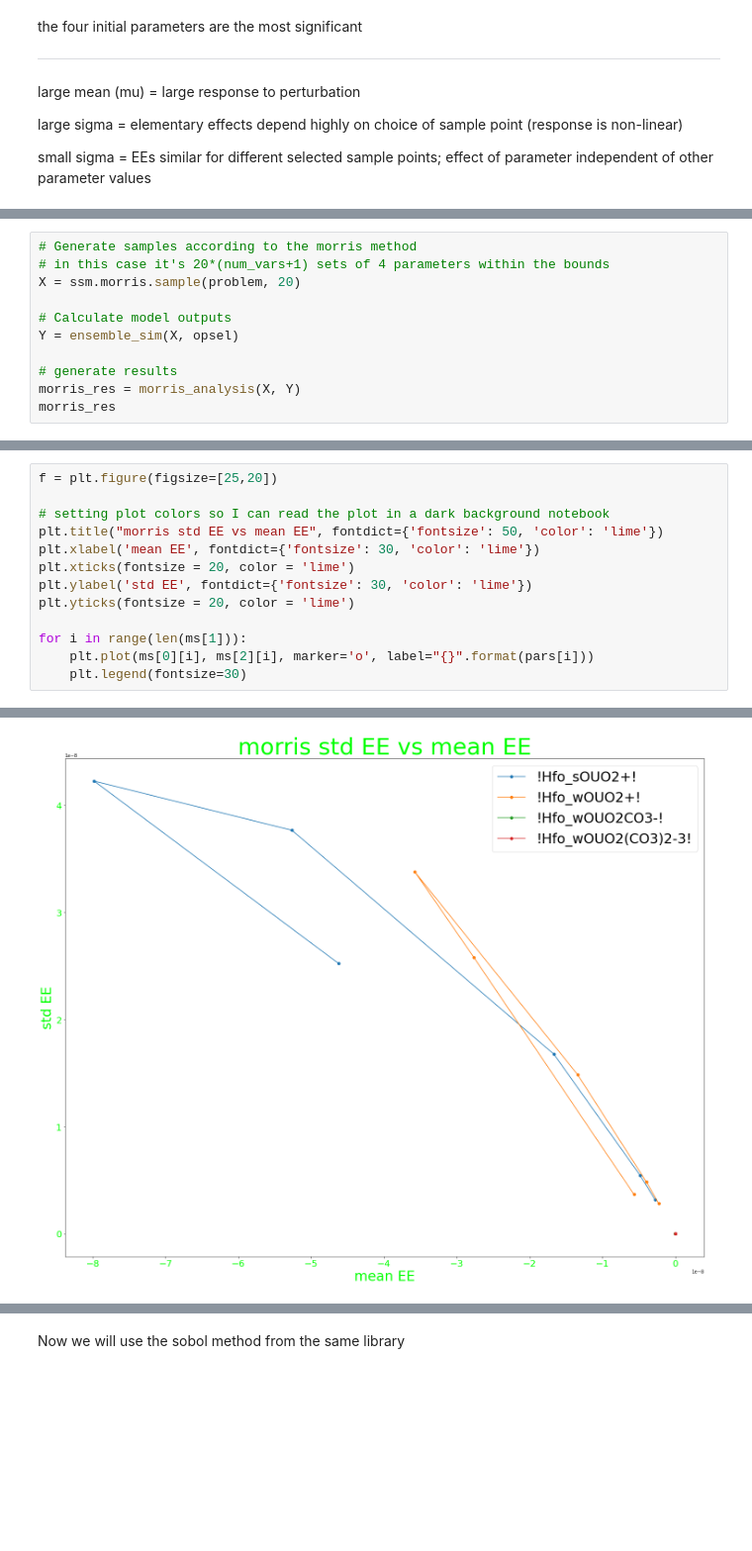
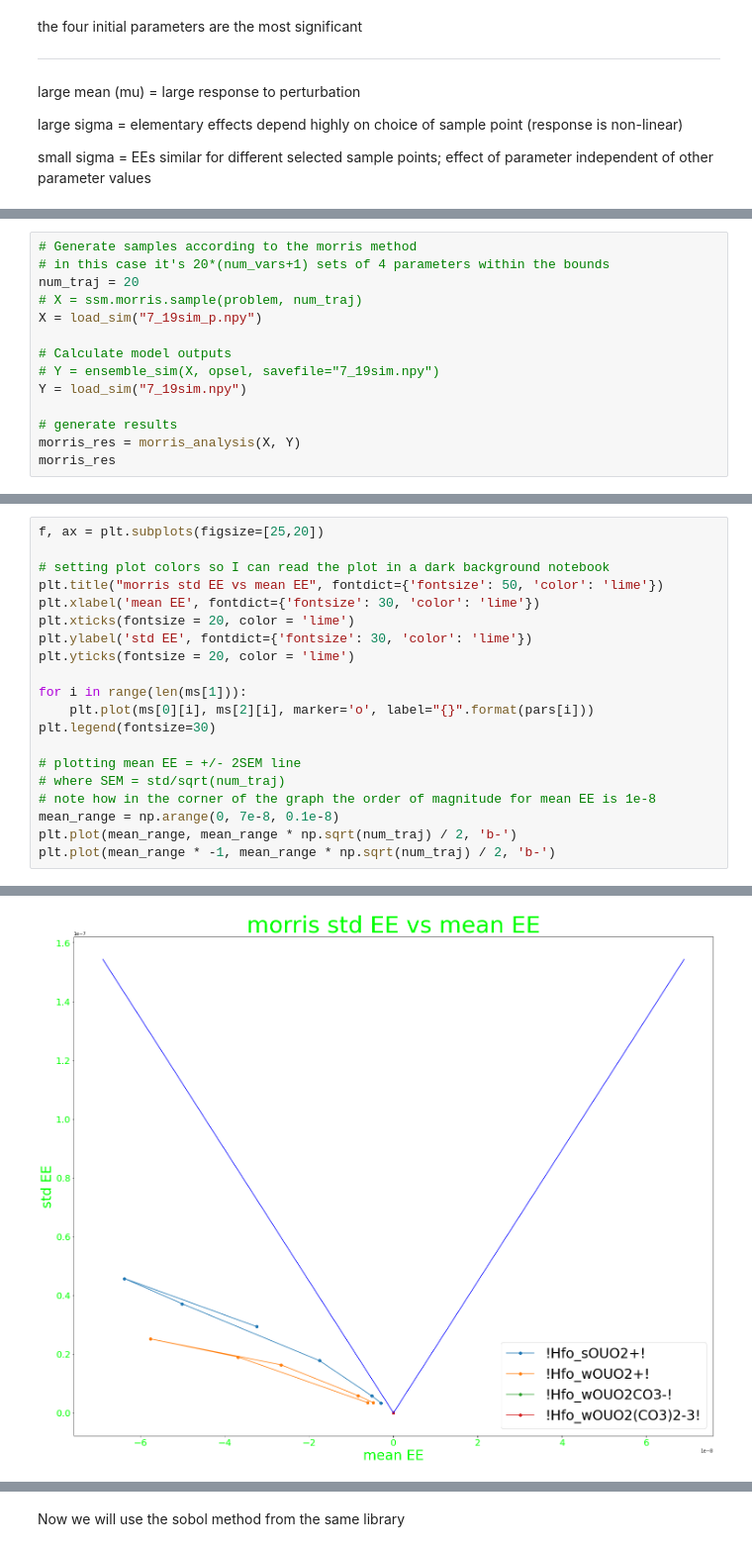
Before and after one commit to A-440Hz/ML4SCM, a Jupyter notebook: UQ - Monte Carlo Simulations.ipynb, the cells around one changed output, grey strips where cells are left out. Shown at 99% size. Saved outputs shown, nothing was run; the diff lists cells and outputs as text; blank space fills up the shorter version.

```diff
--- a/UQ - Monte Carlo Simulations.ipynb
+++ b/UQ - Monte Carlo Simulations.ipynb
@@ -277,10 +302,13 @@ def dicts_to_mtrx(dlist, key):
 # %%
 # Generate samples according to the morris method
 # in this case it's 20*(num_vars+1) sets of 4 parameters within the bounds
-X = ssm.morris.sample(problem, 20)
+num_traj = 20
+# X = ssm.morris.sample(problem, num_traj)
+X = load_sim("7_19sim_p.npy")
 
 # Calculate model outputs
-Y = ensemble_sim(X, opsel)
+# Y = ensemble_sim(X, opsel, savefile="7_19sim.npy")
+Y = load_sim("7_19sim.npy")
 
 # generate results
 morris_res = morris_analysis(X, Y)
@@ -346,5 +370,5 @@ for i in range(len(ms[1])):
 # %%
-f = plt.figure(figsize=[25,20])
+f, ax = plt.subplots(figsize=[25,20])
 
 # setting plot colors so I can read the plot in a dark background notebook
 plt.title("morris std EE vs mean EE", fontdict={'fontsize': 50, 'color': 'lime'})
@@ -355,5 +379,12 @@ plt.yticks(fontsize = 20, color = 'lime')
 
 for i in range(len(ms[1])):
     plt.plot(ms[0][i], ms[2][i], marker='o', label="{}".format(pars[i]))
-    plt.legend(fontsize=30)
+plt.legend(fontsize=30)
+
+# plotting mean EE = +/- 2SEM line
+# where SEM = std/sqrt(num_traj)
+# note how in the corner of the graph the order of magnitude for mean EE is 1e-8
+mean_range = np.arange(0, 7e-8, 0.1e-8)
+plt.plot(mean_range, mean_range * np.sqrt(num_traj) / 2, 'b-')
+plt.plot(mean_range * -1, mean_range * np.sqrt(num_traj) / 2, 'b-')
 # %% [output]
@@ -360,4 +392,4 @@ for i in range(len(ms[1])):
-[figure, old version]
+[figure, new version]
 # %% [markdown]
 from a youtube video https://www.youtube.com/watch?v=P8Rfipkid3w:
 
```
Also changed, not shown: parts of 15 cells of this notebook.
